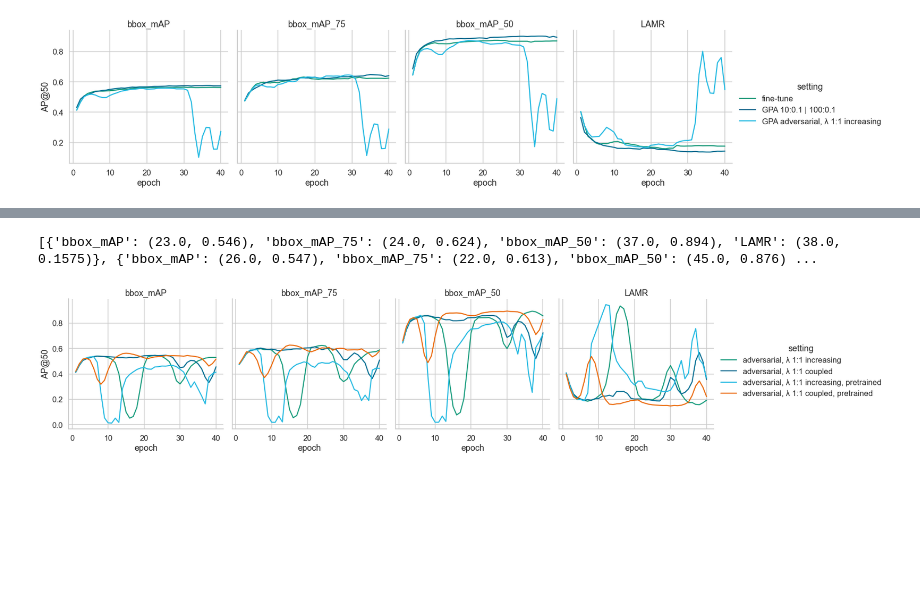
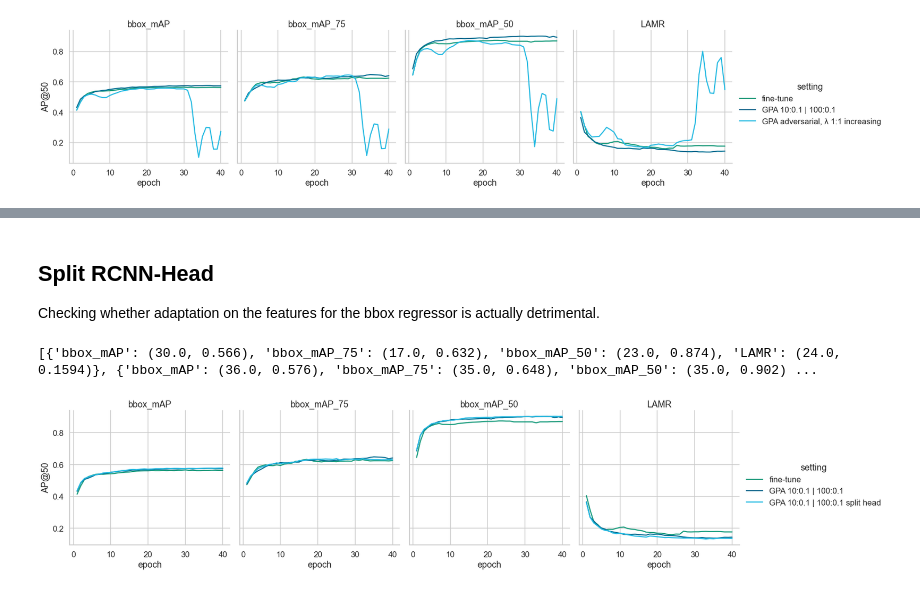
Before and after one commit to ThaddaeusWiedemer/FisheyeSPA, a Jupyter notebook: results/gpa.ipynb, the cells around one changed output, grey strips where cells are left out. Drawn from its saved outputs; the diff is of its cells as text; code cells hidden in the pictures; blank space fills up the shorter version.

Commit message:
tests with split head

```diff
--- a/results/gpa.ipynb
+++ b/results/gpa.ipynb
@@ -655,75 +673,35 @@ print(maxs)
+# %% [markdown]
+## Split RCNN-Head
+Checking whether adaptation on the features for the bbox regressor is actually detrimental.
 # %%
 from log_analysis import *
 
 sb.set_context('talk')
 sb.set_style('whitegrid')
 sb.set_palette(kit())
 logs = [
-    # ['GPA/tuning/coco_piropo_20a_TwoStageDetectorAdaptive_0_0_0_0_fclayer_gTrue_seed_norot.log', 'fine-tune'],
-    # [
-    #     'GPA/tuning/coco_piropo_20a_TwoStageDetectorAdaptive_10_01_100_01_fclayer_gTrue_seed_norot.log',
-    #     'GPA 10:0.1 | 100:0.1'
-    # ],
-    # [
-    #     'GPA/tuning/coco_piropo_20a_TwoStageDetectorAdaptiveAdversarial_1_1_1_1_fclayer_gTrue_seed_direct1.log',
-    #     'fc → adversarial, λ 1:1 increasing, lr × 100'
-    # ],
-    # [
-    #     'GPA/tuning/coco_piropo_20a_TwoStageDetectorAdaptiveAdversarial_1_1_1_1_fclayer_gTrue_seed_direct2.log',
-    #     'fc → adversarial, λ 1:1 increasing'
-    # ],
+    ['GPA/tuning/coco_piropo_20a_TwoStageDetectorAdaptive_0_0_0_0_fclayer_gTrue_seed_norot.log', 'fine-tune'],
     [
-        'GPA/tuning/coco_piropo_20a_TwoStageDetectorAdaptiveAdversarial_1_1_1_1_none_gTrue_seed_direct3.log',
-        'adversarial, λ 1:1 increasing'
+        'GPA/tuning/coco_piropo_20a_TwoStageDetectorAdaptive_10_01_100_01_fclayer_gTrue_seed_norot.log',
+        'GPA 10:0.1 | 100:0.1'
     ],
-    # [
-    #     'GPA/tuning/coco_piropo_20a_TwoStageDetectorAdaptiveAdversarial_1_1_1_1_none_gTrue_seed_direct4.log',
-    #     'adversarial, λ 1:1 increasing, lr × 10'
-    # ],
-    # [
-    #     'GPA/tuning/coco_piropo_20a_TwoStageDetectorAdaptiveAdversarial_1_1_1_1_none_gTrue_seed_direct5_adv.log',
-    #     'adversarial pretraining'
-    # ],
-    [
-        'GPA/tuning/coco_piropo_20a_TwoStageDetectorAdaptiveAdversarial_1_1_1_1_none_gTrue_seed_direct10.log',
-        'adversarial, λ 1:1 coupled'
-    ],
-    # [
-    #     'GPA/tuning/coco_piropo_20a_TwoStageDetectorAdaptiveAdversarial_1_1_1_1_none_gTrue_seed_direct6.log',
-    #     'adversarial, λ 1:1, pretrained'
-    # ],
-    [
-        'GPA/tuning/coco_piropo_20a_TwoStageDetectorAdaptiveAdversarial_1_1_1_1_none_gTrue_seed_direct5.log',
-        'adversarial, λ 1:1 increasing, pretrained'
-    ],
-    [
-        'GPA/tuning/coco_piropo_20a_TwoStageDetectorAdaptiveAdversarial_1_1_1_1_none_gTrue_seed_direct7.log',
-        'adversarial, λ 1:1 coupled, pretrained'
-    ],
-    # [
-    #     'GPA/tuning/coco_piropo_20a_TwoStageDetectorAdaptiveAdversarial_1_1_1_1_none_gTrue_seed_direct8.log',
-    #     'adversarial, λ 1:1 coupled, pretrained, , lr × 10'
-    # ],
-    # [
-    #     'GPA/tuning/coco_piropo_20a_TwoStageDetectorAdaptiveAdversarial_1_1_1_1_none_gTrue_seed_direct9.log',
-    #     'adversarial, λ 1:1 coupled, pretrained CTD'
-    # ],
+    ['GPA/tuning/coco_piropo_20a_TwoStageDetectorDA_GPAsplit_s.log', 'GPA 10:0.1 | 100:0.1 split head'],
 ]
 
 df, maxs = df_from_log(['setting'], ['bbox_mAP', 'bbox_mAP_75', 'bbox_mAP_50', 'LAMR'], logs, get_max=True)
 
 g = sb.relplot(data=df[df['occurrence'] <= 40],
                x='occurrence',
                y='value',
                kind='line',
                hue='setting',
                col='metric',
                height=5,
                aspect=1.)
 g.set_axis_labels('epoch', 'AP@50')
 g.set_titles(col_template='{col_name}', row_template='')
 print(maxs)
 # g.savefig(f'images/tuning_gpa_adversarial.svg')
 # %% [output]
-[{'bbox_mAP': (23.0, 0.546), 'bbox_mAP_75': (24.0, 0.624), 'bbox_mAP_50': (37.0, 0.894), 'LAMR': (38.0, 0.1575)}, {'bbox_mAP': (26.0, 0.547), 'bbox_mAP_75': (22.0, 0.613), 'bbox_mAP_50': (45.0, 0.876) ...
+[{'bbox_mAP': (30.0, 0.566), 'bbox_mAP_75': (17.0, 0.632), 'bbox_mAP_50': (23.0, 0.874), 'LAMR': (24.0, 0.1594)}, {'bbox_mAP': (36.0, 0.576), 'bbox_mAP_75': (35.0, 0.648), 'bbox_mAP_50': (35.0, 0.902) ...
-[figure, old version]
+[figure, new version]
```
Also changed, not shown: parts of 6 cells of this notebook, 8 other files.
